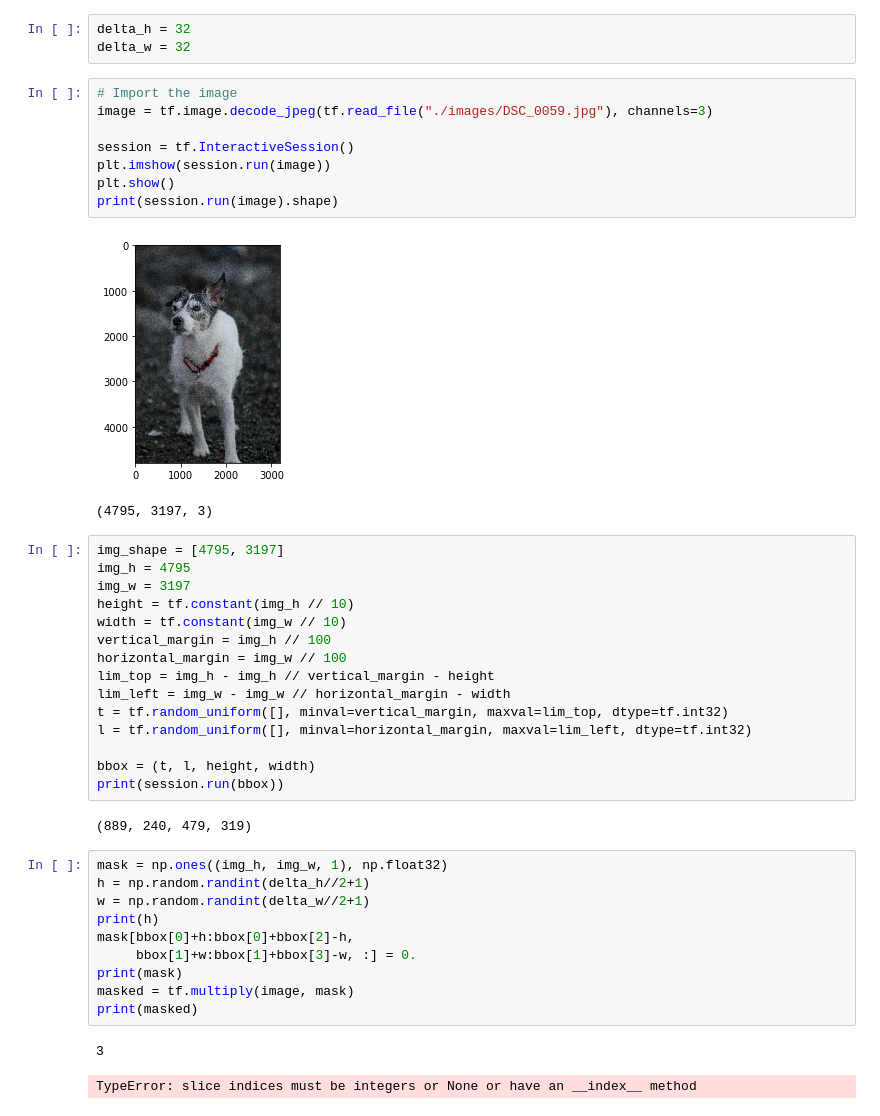
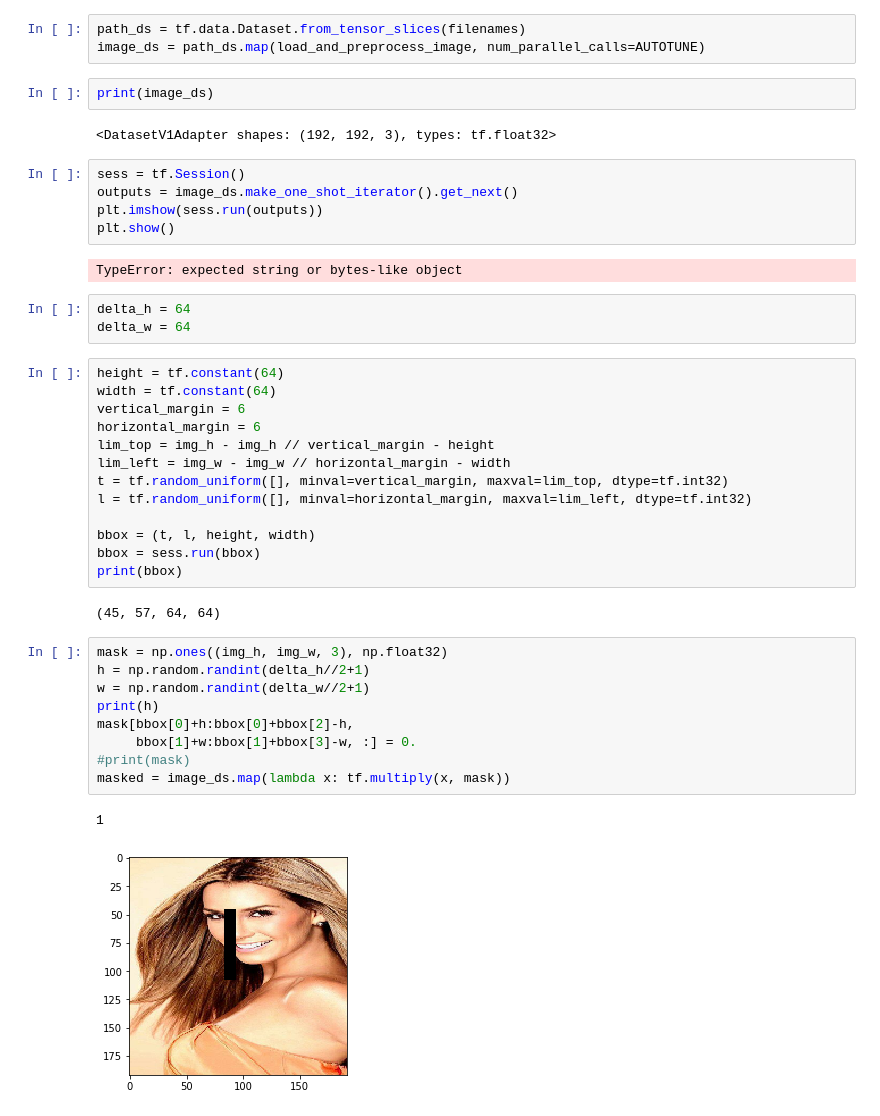
Before and after one commit to apop08/inpainter, a Jupyter notebook: image loading.ipynb, the cells around one changed output. Saved outputs shown, nothing was run; the diff lists cells and outputs as text.

Commit message:
swapped to loading in a dataset

```diff
--- a/image loading.ipynb
+++ b/image loading.ipynb
@@ -6,44 +28,44 @@ import matplotlib.pyplot as plt
+# %%
+path_ds = tf.data.Dataset.from_tensor_slices(filenames)
+image_ds = path_ds.map(load_and_preprocess_image, num_parallel_calls=AUTOTUNE)
+# %%
+print(image_ds)
+# %% [output]
+<DatasetV1Adapter shapes: (192, 192, 3), types: tf.float32>
+# %%
+sess = tf.Session()
+outputs = image_ds.make_one_shot_iterator().get_next()
+plt.imshow(sess.run(outputs))
+plt.show()
+# %% [output]
+TypeError: expected string or bytes-like object
 # %%
-delta_h = 32
-delta_w = 32
+delta_h = 64
+delta_w = 64
-# %%
-# Import the image
-image = tf.image.decode_jpeg(tf.read_file("./images/DSC_0059.jpg"), channels=3)
-
-session = tf.InteractiveSession()
-plt.imshow(session.run(image))
-plt.show()
-print(session.run(image).shape)
-# %% [output]
-[figure, removed]
-(4795, 3197, 3)
 # %%
-img_shape = [4795, 3197]
-img_h = 4795
-img_w = 3197
-height = tf.constant(img_h // 10)
-width = tf.constant(img_w // 10)
-vertical_margin = img_h // 100
-horizontal_margin = img_w // 100
+height = tf.constant(64)
+width = tf.constant(64)
+vertical_margin = 6
+horizontal_margin = 6
 lim_top = img_h - img_h // vertical_margin - height
 lim_left = img_w - img_w // horizontal_margin - width
 t = tf.random_uniform([], minval=vertical_margin, maxval=lim_top, dtype=tf.int32)
 l = tf.random_uniform([], minval=horizontal_margin, maxval=lim_left, dtype=tf.int32)
 
 bbox = (t, l, height, width)
-print(session.run(bbox))
+bbox = sess.run(bbox)
+print(bbox)
 # %% [output]
-(889, 240, 479, 319)
+(45, 57, 64, 64)
 # %%
-mask = np.ones((img_h, img_w, 1), np.float32)
+mask = np.ones((img_h, img_w, 3), np.float32)
 h = np.random.randint(delta_h//2+1)
 w = np.random.randint(delta_w//2+1)
 print(h)
 mask[bbox[0]+h:bbox[0]+bbox[2]-h,
      bbox[1]+w:bbox[1]+bbox[3]-w, :] = 0.
-print(mask)
-masked = tf.multiply(image, mask)
-print(masked)
+#print(mask)
+masked = image_ds.map(lambda x: tf.multiply(x, mask))
 # %% [output]
-3
+1
-TypeError: slice indices must be integers or None or have an __index__ method
+[figure, added]
```
Also changed, not shown: parts of 6 cells of this notebook, 1 other file.
